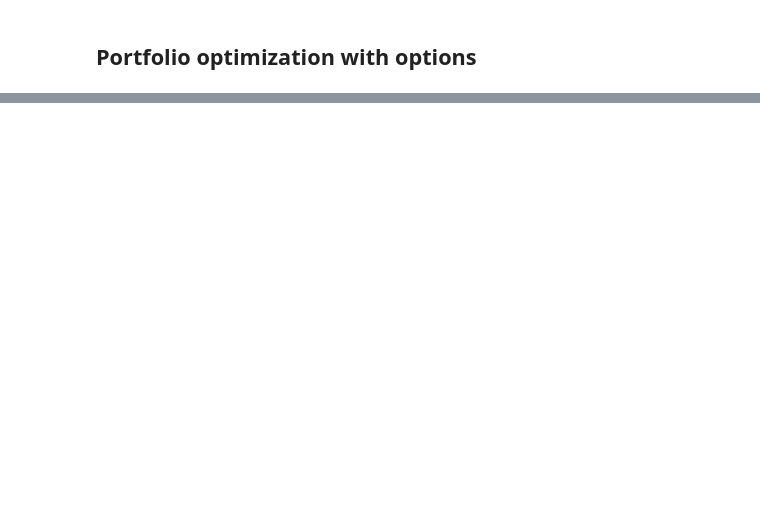
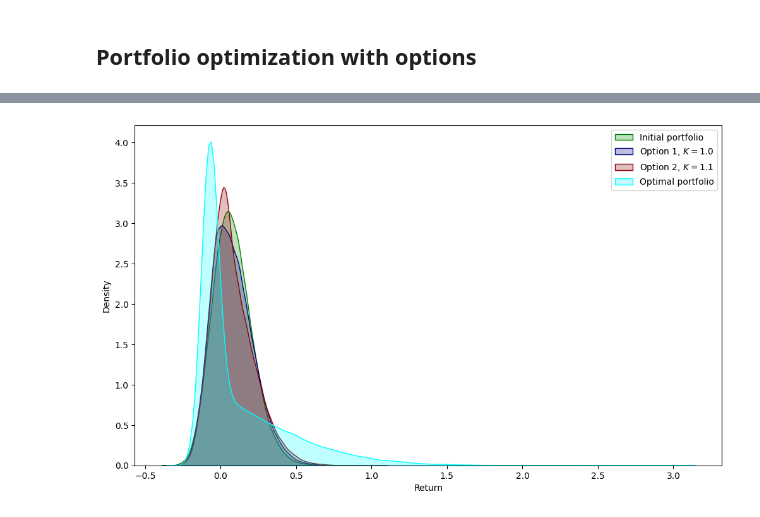
Before and after one commit to staxmetrics/python_for_the_financial_economist, a Jupyter notebook: exam/retake_exam_2023/solution_retake_exam_2023.ipynb, the cells around one changed output, grey strips where cells are left out. Cells and saved outputs as stored; diff of their text form; code cells hidden in the pictures; blank space fills up the shorter version.

```diff
--- a/exam/retake_exam_2023/solution_retake_exam_2023.ipynb
+++ b/exam/retake_exam_2023/solution_retake_exam_2023.ipynb
@@ -990,10 +1231,16 @@ df_port_res
 # %%
+"""
+Visualize return profile
+"""
+
 fig, ax = plt.subplots(figsize=(12, 7))
 
 sns.kdeplot(init_port_ret, color="green", label="Initial portfolio", fill=True, ax=ax)
 sns.kdeplot(port_call1_ret, color="navy", label="Option 1, $K=1.0$", fill=True, ax=ax)
 sns.kdeplot(port_call2_ret, color="darkred", label="Option 2, $K=1.1$", fill=True, ax=ax)
 sns.kdeplot(opt_port_w_call_ret, color="cyan", label="Optimal portfolio", fill=True, ax=ax)
 
 ax.set_xlabel("Return")
 ax.legend();
+# %% [output]
+[figure, added]
```
Also changed, not shown: parts of 71 cells of this notebook.
